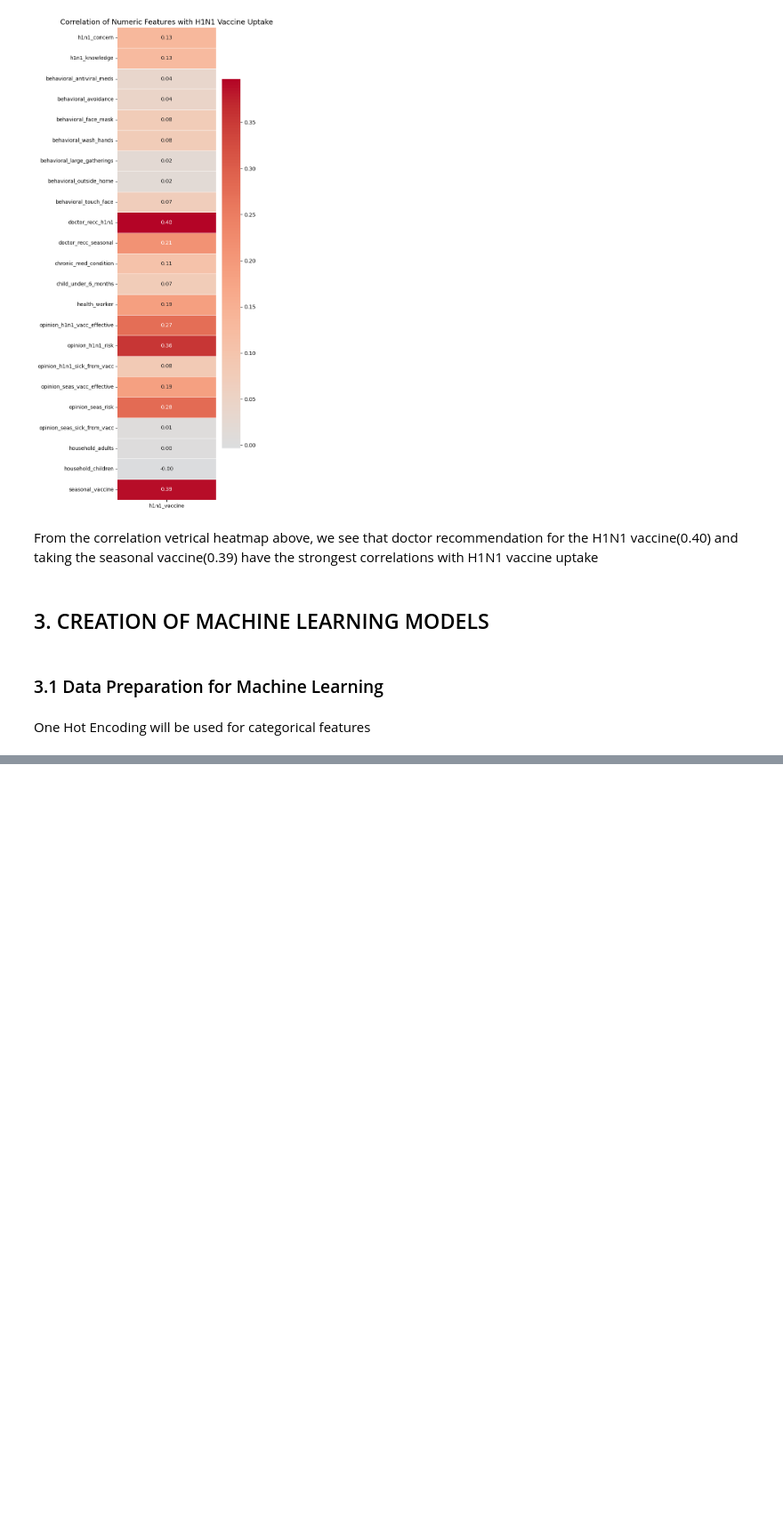
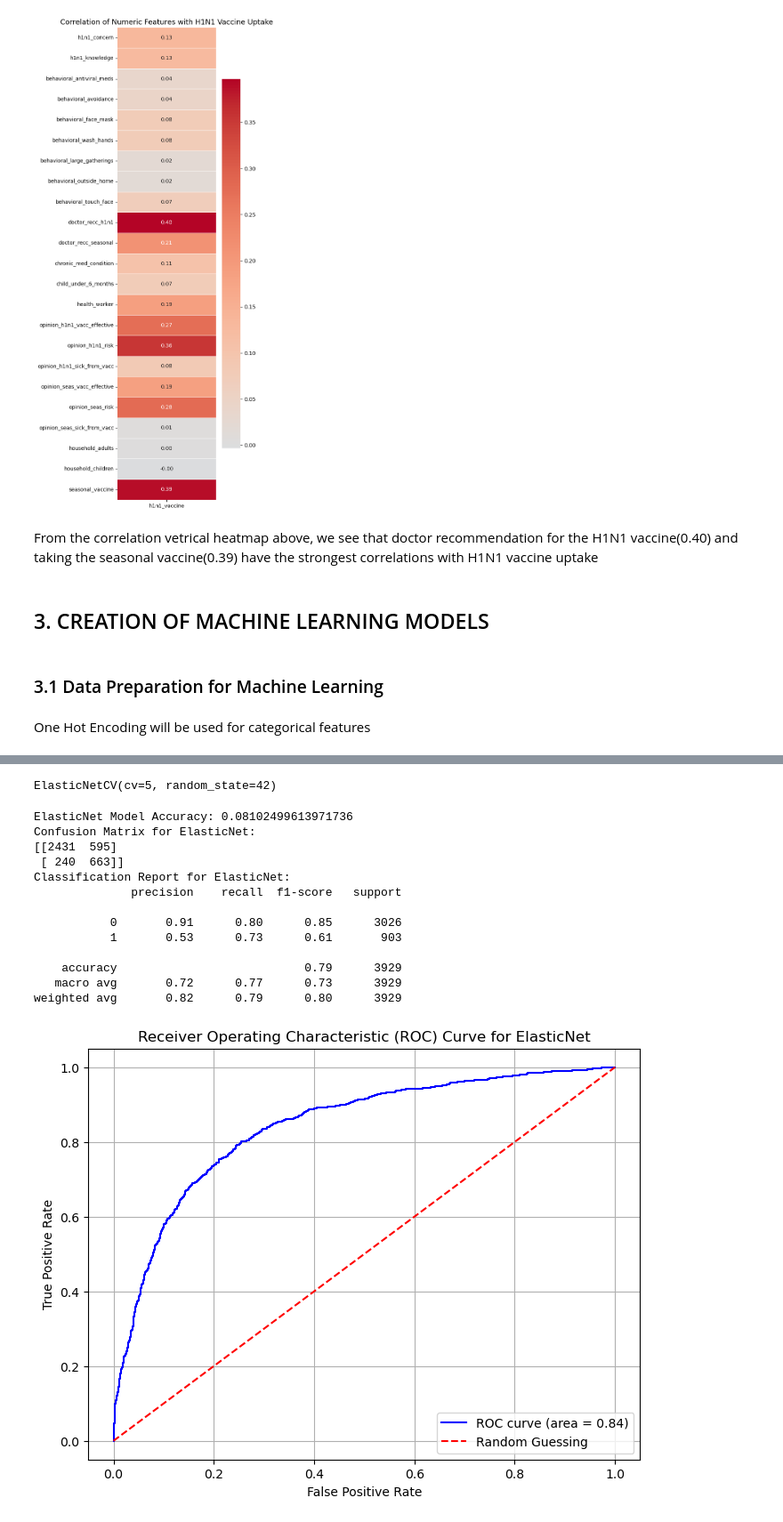
Before and after one commit to edgarmuturi/vaccination-predictions, a Jupyter notebook: notebook.ipynb, the cells around one changed output, grey strips where cells are left out. Shown at 89% size. Cells and saved outputs as stored; diff of their text form; code cells hidden in the pictures; blank space fills up the shorter version.

```diff
--- a/notebook.ipynb
+++ b/notebook.ipynb
@@ -458,0 +616,52 @@ encoded_data.head()
+# %%
+from sklearn.linear_model import ElasticNetCV
+# Initialize the ElasticNetCV model
+elastic_net = ElasticNetCV(cv=5, random_state=42)
+# Fit the model on the resampled training data
+elastic_net.fit(X_train_resampled, y_train_resampled)
+# %% [output]
+ElasticNetCV(cv=5, random_state=42)
+# %%
+# Make predictions on the test set
+y_pred_en = elastic_net.predict(X_test)
+
+# Evaluate the moodel accuracy
+accuracy_en = elastic_net.score(X_test, y_test)
+print("ElasticNet Model Accuracy:", accuracy_en)
+
+# Confusion Matrix and Classification Report for ElasticNet
+cm_en = confusion_matrix(y_test, np.round(y_pred_en))
+print("Confusion Matrix for ElasticNet:")
+print(cm_en)
+
+print("Classification Report for ElasticNet:")
+print(classification_report(y_test, np.round(y_pred_en)))
+
+# ROC Curve for ElasticNet
+fpr_en, tpr_en, thresholds_en = roc_curve(y_test, elastic_net.predict(X_test))
+roc_auc_en = auc(fpr_en, tpr_en)
+
+plt.figure(figsize=(8, 6))
+plt.plot(fpr_en, tpr_en, color='blue', label='ROC curve (area = {:.2f})'.format(roc_auc_en))
+plt.plot([0, 1], [0, 1], color='red', linestyle='--', label='Random Guessing')
+plt.title('Receiver Operating Characteristic (ROC) Curve for ElasticNet')
+plt.xlabel('False Positive Rate')
+plt.ylabel('True Positive Rate')
+plt.legend(loc='lower right')
+plt.grid()
+plt.show()
+# %% [output]
+ElasticNet Model Accuracy: 0.08102499613971736
+Confusion Matrix for ElasticNet:
+[[2431  595]
+ [ 240  663]]
+Classification Report for ElasticNet:
+              precision    recall  f1-score   support
+
+           0       0.91      0.80      0.85      3026
+           1       0.53      0.73      0.61       903
+
+    accuracy                           0.79      3929
+   macro avg       0.72      0.77      0.73      3929
+weighted avg       0.82      0.79      0.80      3929
+[figure, added]
```
Also changed, not shown: parts of 25 cells of this notebook.
